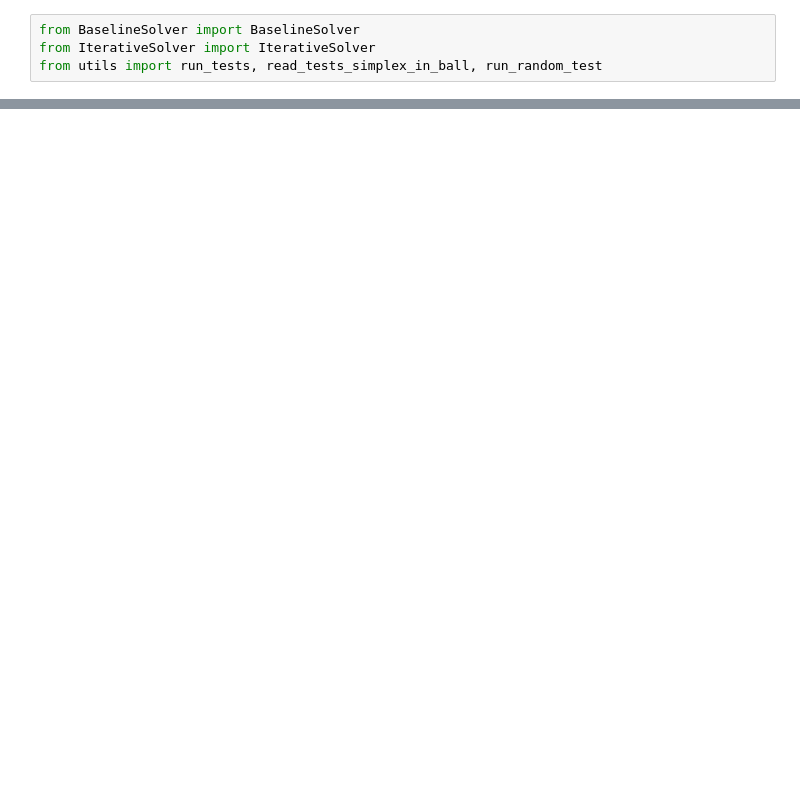
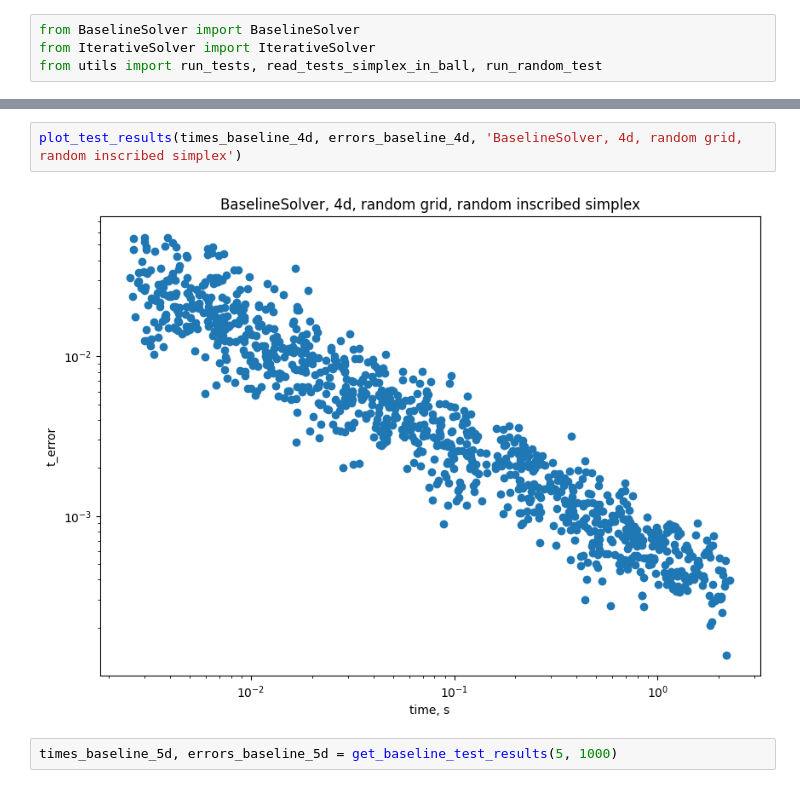
Before and after one commit to Paul566/GraduateThesis, a Jupyter notebook: nb.ipynb, the cells around one changed output, grey strips where cells are left out. Drawn from its saved outputs; the diff is of its cells as text; blank space fills up the shorter version.

```diff
--- a/nb.ipynb
+++ b/nb.ipynb
@@ -46,0 +47,6 @@ from utils import ball_volume, sphere_volume
+# %%
+plot_test_results(times_baseline_4d, errors_baseline_4d, 'BaselineSolver, 4d, random grid, random inscribed simplex')
+# %% [output]
+[figure, added]
+# %%
+times_baseline_5d, errors_baseline_5d = get_baseline_test_results(5, 1000)
```
Also changed, not shown: parts of 12 cells of this notebook, 12 other files.
